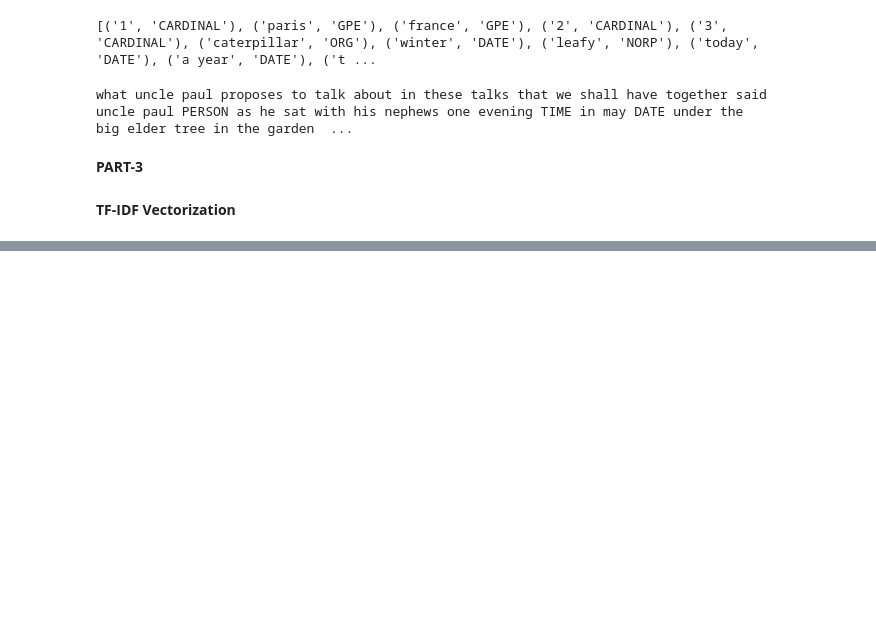
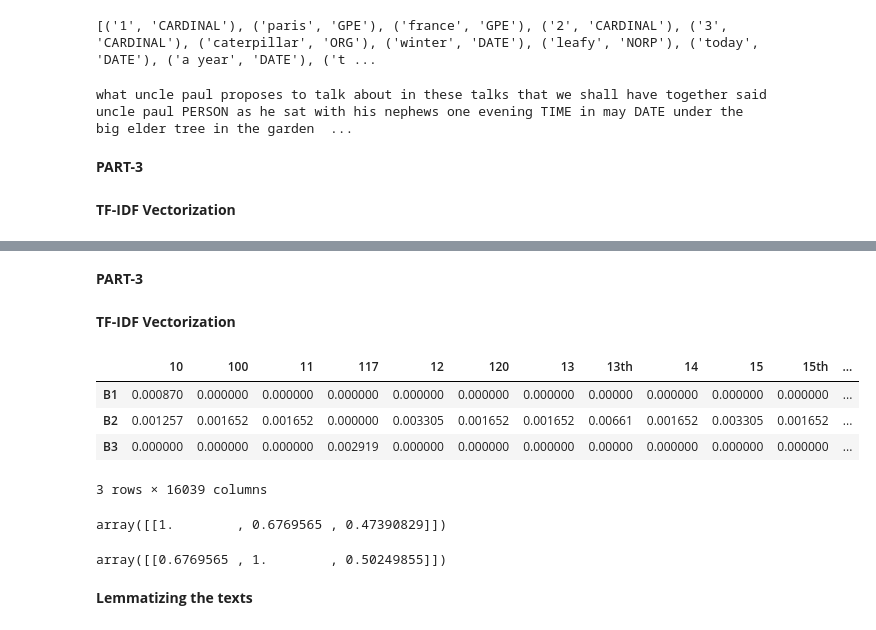
Before and after one commit to Saurav-Somani/NLP_Project, a Jupyter notebook: NLP_Project.ipynb, the cells around one changed output, grey strips where cells are left out. Drawn from its saved outputs; the diff is of its cells as text; code cells hidden in the pictures; blank space fills up the shorter version.

```diff
--- a/NLP_Project.ipynb
+++ b/NLP_Project.ipynb
@@ -822,0 +739,34 @@ The main content is for text T1 is from line numbers 72 to 12229
+# %%
+T3 = text_preprocessor(T3)
+# %% [markdown]
+**PART-3**
+# %% [markdown]
+**TF-IDF Vectorization**
+# %%
+import numpy as np
+
+corpus = [T1,T2,T3]
+
+from sklearn.feature_extraction.text import TfidfVectorizer
+
+vectorizer = TfidfVectorizer(min_df=0.1,stop_words=all_stopwords)
+trsfm = vectorizer.fit_transform(corpus)
+pnds.DataFrame(trsfm.toarray(),columns=vectorizer.get_feature_names(),index=['B1','B2','B3'])
+# %% [output]
+|  | 10 | 100 | 11 | 117 | 12 | 120 | 13 | 13th | 14 | 15 | 15th | ... |
+| B1 | 0.000870 | 0.000000 | 0.000000 | 0.000000 | 0.000000 | 0.000000 | 0.000000 | 0.00000 | 0.000000 | 0.000000 | 0.000000 | ... |
+| B2 | 0.001257 | 0.001652 | 0.001652 | 0.000000 | 0.003305 | 0.001652 | 0.001652 | 0.00661 | 0.001652 | 0.003305 | 0.001652 | ... |
+| B3 | 0.000000 | 0.000000 | 0.000000 | 0.002919 | 0.000000 | 0.000000 | 0.000000 | 0.00000 | 0.000000 | 0.000000 | 0.000000 | ... |
+3 rows × 16039 columns
+# %%
+from sklearn.metrics.pairwise import cosine_similarity
+
+cosine_similarity(trsfm[0],trsfm)
+# %% [output]
+array([[1.        , 0.6769565 , 0.47390829]])
+# %%
+cosine_similarity(trsfm[1],trsfm)
+# %% [output]
+array([[0.6769565 , 1.        , 0.50249855]])
+# %% [markdown]
+**Lemmatizing the texts**
```
Also changed, not shown: parts of 39 cells of this notebook.
